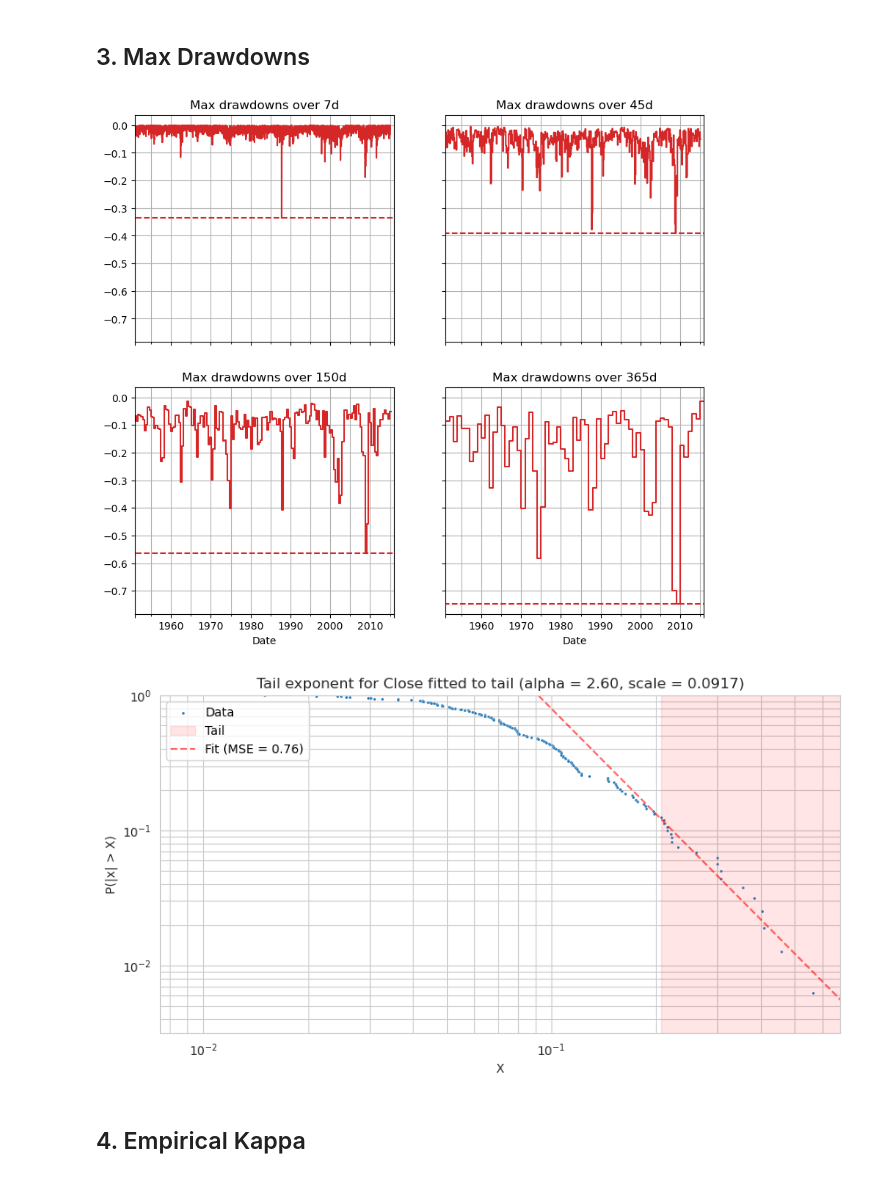
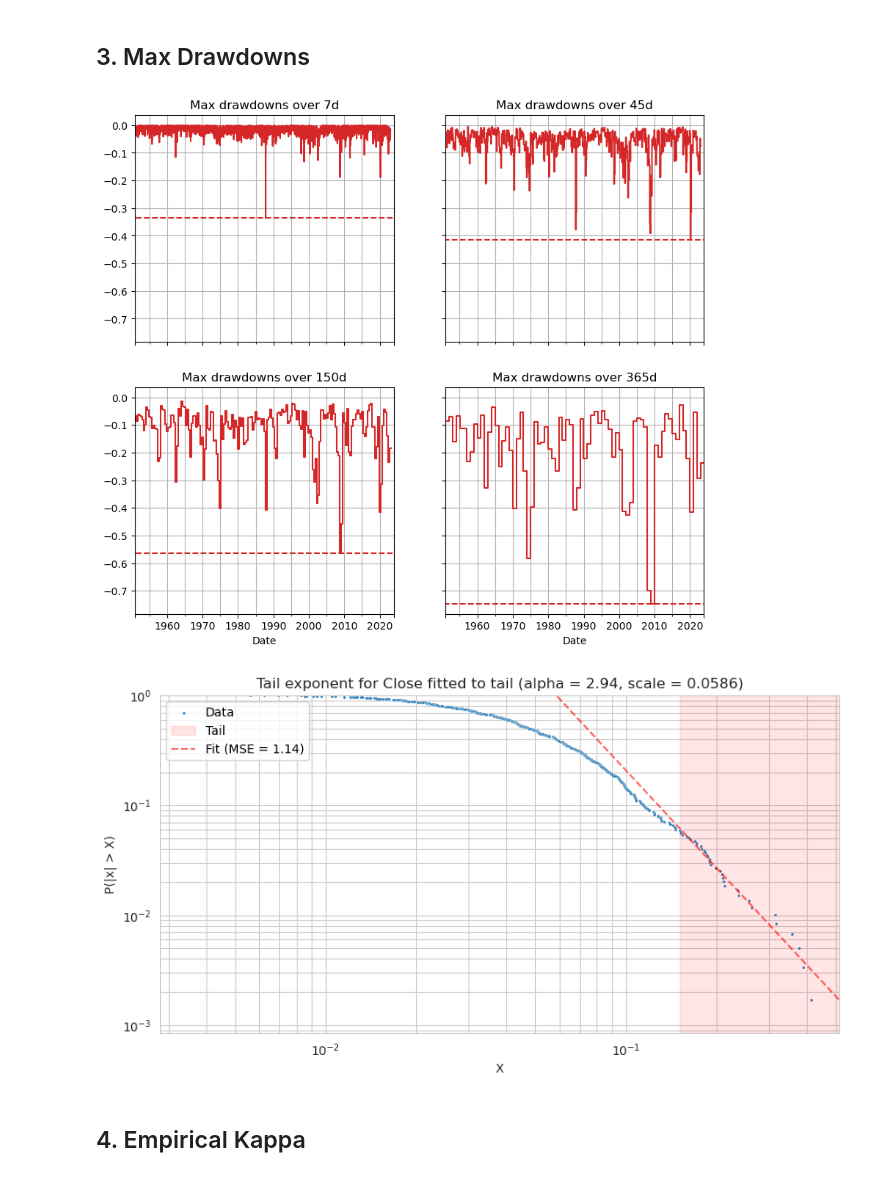
Before and after one commit to ssadjina/FatTailedTools, a Jupyter notebook: notebook_examples.ipynb, the cells around one changed output. Cells and saved outputs as stored; diff of their text form; code cells hidden in the pictures.

```diff
--- a/notebook_examples.ipynb
+++ b/notebook_examples.ipynb
@@ -21,7 +21,7 @@ df.sort_index(inplace=True, ascending=True)
 df.index = pd.to_datetime(df.index)
 
 # Use data between 1950 and 2022
-series = df.loc['1950-01-01':'2014-12-31', 'Close'].dropna()
+series = df.loc['1950-01-01':'2022-12-31', 'Close'].dropna()
 
 # Visualize
 series.plot(logy=True, grid=True, title='Daily closing prices for S&P 500');
@@ -118,12 +118,12 @@ for key, item in max_drawdowns.items():
     ax[key].grid(which='both');
     ax[key].set_title('Max drawdowns over {}'.format(key));
 # %% [output]
-[figure, old version]
+[figure, new version]
 # %%
-# Plot survival function for max drawdowns for 100d
-alpha.fit_alpha_linear(series=max_drawdowns['150d'], tail_frac=(max_drawdowns['150d'] <= -0.2).mean());
+# Plot survival function for max drawdowns for 45d (30 trading days)
+alpha.fit_alpha_linear(series=max_drawdowns['45d'], tail_frac=(max_drawdowns['45d'] <= -0.15).mean());
 # %% [output]
-[figure, old version]
+[figure, new version]
 # %% [markdown]
 ## 4. Empirical Kappa
 # %%
```
Also changed, not shown: parts of 27 cells of this notebook, 1 other file.
